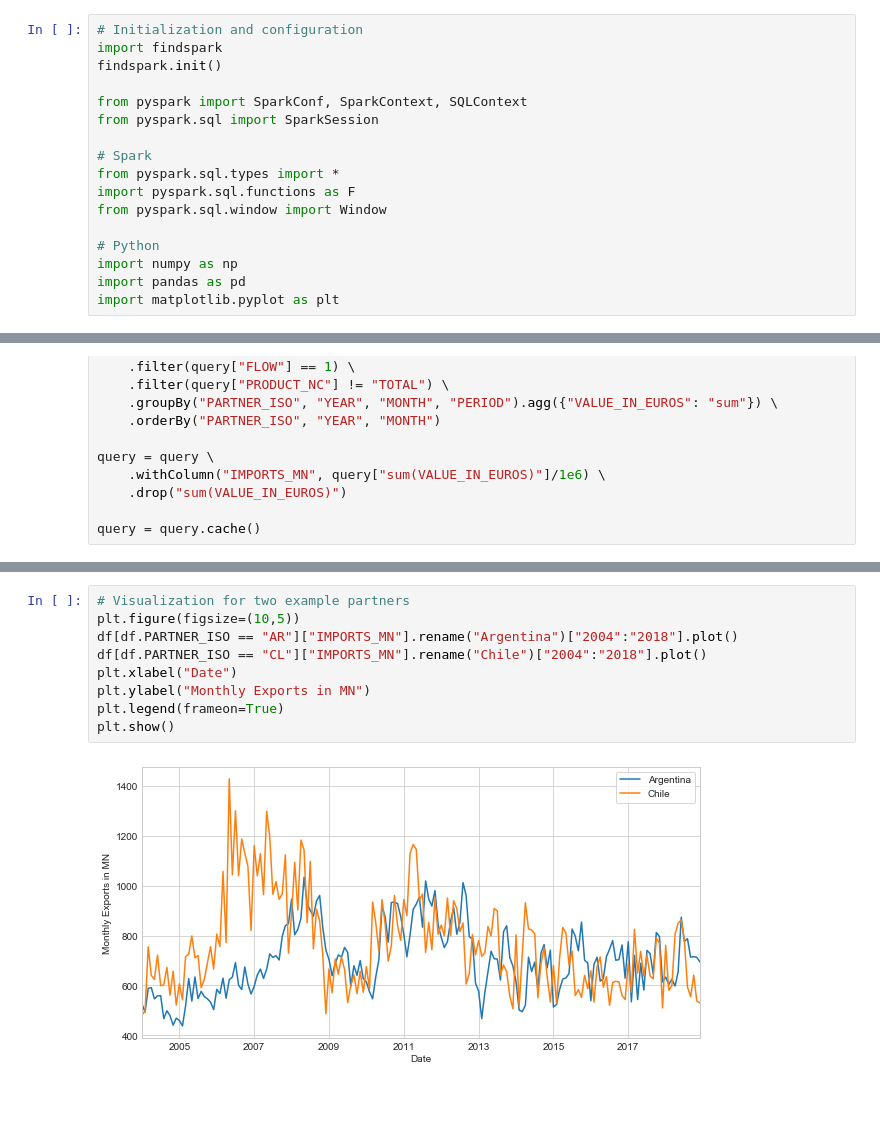
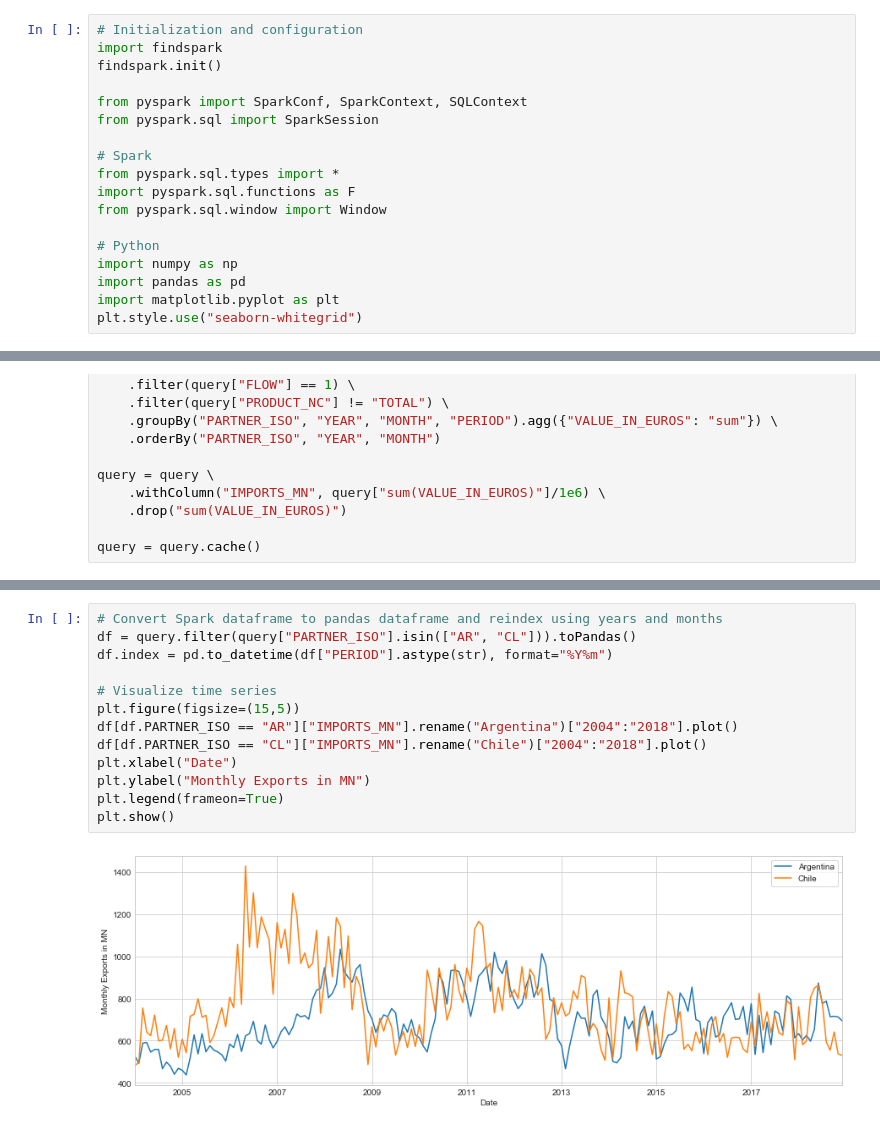
Before and after one commit to chrisssch/world-trade, a Jupyter notebook: data-queries-spark.ipynb, the cells around one changed output, grey strips where cells are left out. Cells and saved outputs as stored; diff of their text form; blank space fills up the shorter version.

Commit message:
updated gravity, data-queries-spark

```diff
--- a/data-queries-spark.ipynb
+++ b/data-queries-spark.ipynb
@@ -23,6 +30,7 @@ from pyspark.sql.window import Window
 import numpy as np
 import pandas as pd
 import matplotlib.pyplot as plt
+plt.style.use("seaborn-whitegrid")
 # %% [markdown]
 ## Initialize and configure Spark
 # %%
@@ -637,11 +574,15 @@ dtype: int64
 # %%
-# Visualization for two example partners
-plt.figure(figsize=(10,5))
+# Convert Spark dataframe to pandas dataframe and reindex using years and months
+df = query.filter(query["PARTNER_ISO"].isin(["AR", "CL"])).toPandas()
+df.index = pd.to_datetime(df["PERIOD"].astype(str), format="%Y%m")
+
+# Visualize time series
+plt.figure(figsize=(15,5))
 df[df.PARTNER_ISO == "AR"]["IMPORTS_MN"].rename("Argentina")["2004":"2018"].plot()
 df[df.PARTNER_ISO == "CL"]["IMPORTS_MN"].rename("Chile")["2004":"2018"].plot()
 plt.xlabel("Date")
 plt.ylabel("Monthly Exports in MN")
 plt.legend(frameon=True)
 plt.show()
 # %% [output]
-[figure, old version]
+[figure, new version]
```
Also changed, not shown: parts of 23 cells of this notebook, 5 other files.
